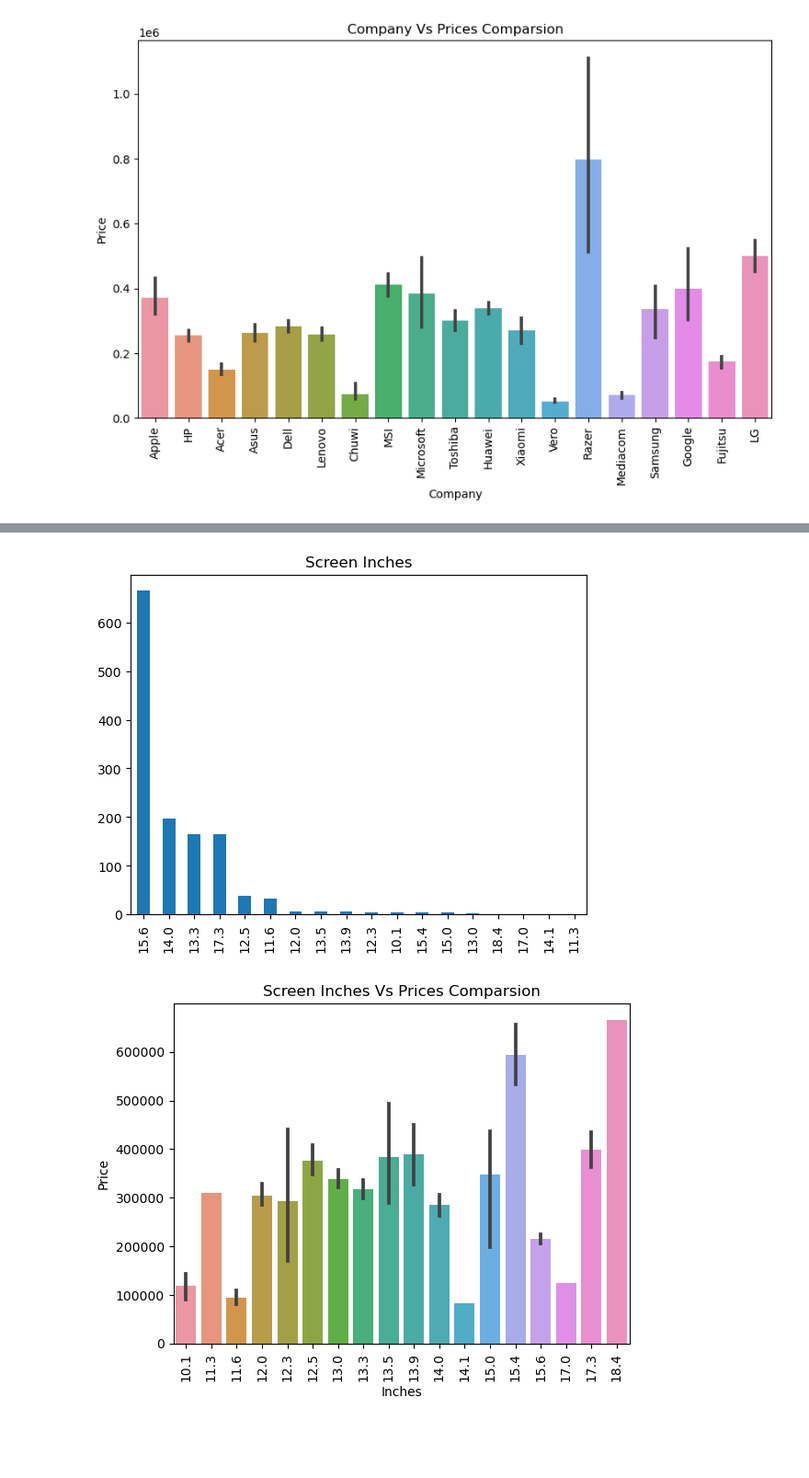
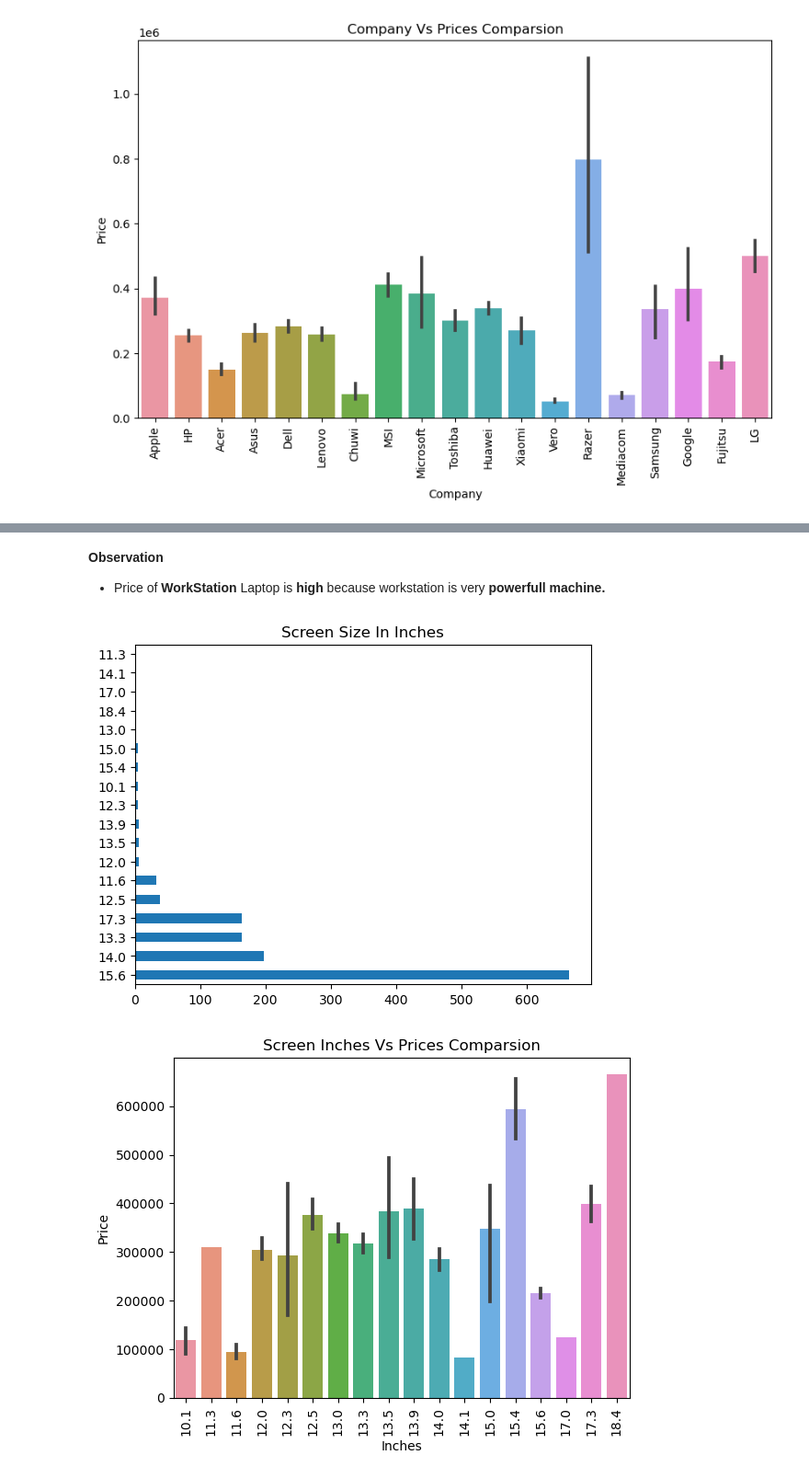
Before and after one commit to Sialsanwal/Data-Science, a Jupyter notebook: Laptop Price/Exploratory Data Analysis (EDA).ipynb, the cells around one changed output, grey strips where cells are left out. Shown at 92% size. Cells and saved outputs as stored; diff of their text form; code cells hidden in the pictures; blank space fills up the shorter version.

```diff
--- a/Laptop Price/Exploratory Data Analysis (EDA).ipynb
+++ b/Laptop Price/Exploratory Data Analysis (EDA).ipynb
@@ -150,9 +151,12 @@ plt.show()
+# %% [markdown]
+**Observation**
+- Price of **WorkStation** Laptop is **high** because workstation is very **powerfull machine.**
 # %%
-df.Inches.value_counts().plot(kind='bar')
-plt.title('Screen Inches')
+df.Inches.value_counts().plot(kind='barh')
+plt.title('Screen Size In Inches')
 plt.show()
 # %% [output]
-[figure, old version]
+[figure, new version]
 # %%
 sns.barplot(x=df.Inches, y=df.Price)
 plt.xticks(rotation='vertical')
```
Also changed, not shown: parts of 14 cells of this notebook.
